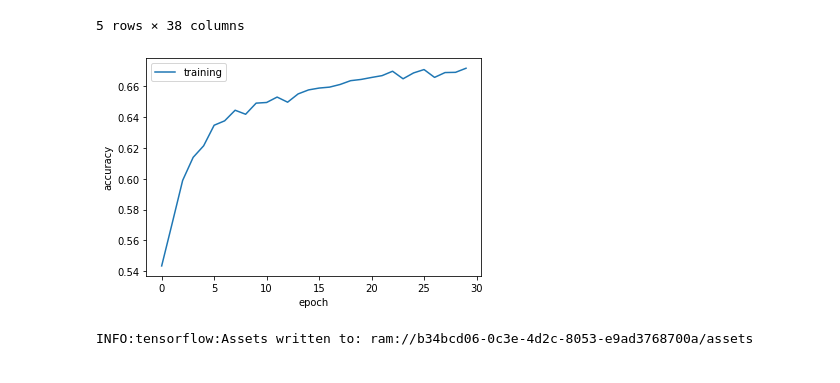
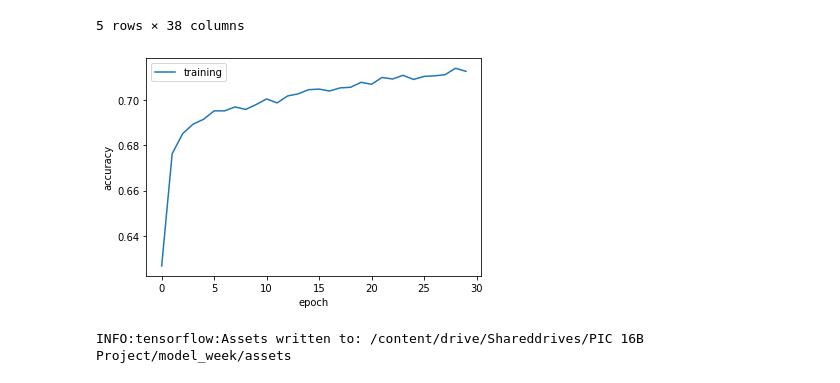
Before and after one commit to acgowda/market-flow, a Jupyter notebook: model/model_testing.ipynb, the cells around one changed output. Saved outputs shown, nothing was run; the diff lists cells and outputs as text; code cells hidden in the pictures.

```diff
--- a/model/model_testing.ipynb
+++ b/model/model_testing.ipynb
@@ -39,0 +52,2 @@ df.head()
+# %%
+df2 = df.drop(high_change_cols, axis = 1)
@@ -40,11 +58,11 @@ df.head()
 # %%
-X = df.drop(columns=['close'])
-y = df['close']
+X = df2.drop(columns=['close'])
+y = df2['close']
 
 X_train, X_test, y_train, y_test = train_test_split(X, y, test_size = 0.3)
 # %%
-model = tf.keras.models.Sequential([
-    layers.Dense(128, input_shape=(73,), activation='relu'),
+model2 = tf.keras.models.Sequential([
+    layers.Dense(128, input_shape=(61,), activation='relu'),
     layers.Dropout(0.2),
     layers.Dense(128, activation='relu'),
     layers.Dropout(0.2),
@@ -53,11 +71,11 @@ model = tf.keras.models.Sequential([
     layers.Dense(2)
 ])
 # %%
-model.compile(optimizer = "adam",
+model2.compile(optimizer = "adam",
               loss = tf.keras.losses.SparseCategoricalCrossentropy(from_logits=True),
               metrics=['accuracy'])
 
-history = model.fit(X_train, y_train, epochs=30, batch_size = 64,
+history2 = model2.fit(X_train, y_train, epochs=30, batch_size = 64,
                     shuffle = True, verbose=1)
 # %% [output]
 Epoch 1/30
@@ -102,12 +120,10 @@ def plot_history(hist):
     plt.legend()
     plt.show()
 # %%
-plot_history(history)
+plot_history(history2)
 # %% [output]
-[figure, old version]
+[figure, new version]
-# %%
-import pickle
-with open('/content/drive/Shareddrives/PIC 16B Project/model2.pkl' , 'wb') as f:
-    pickle.dump(model, f)
-# %% [output]
-INFO:tensorflow:Assets written to: ram://b34bcd06-0c3e-4d2c-8053-e9ad3768700a/assets
+# %%
+model2.save('/content/drive/Shareddrives/PIC 16B Project/model_week')
+# %% [output]
+INFO:tensorflow:Assets written to: /content/drive/Shareddrives/PIC 16B Project/model_week/assets
```
Also changed, not shown: parts of 9 cells of this notebook.
